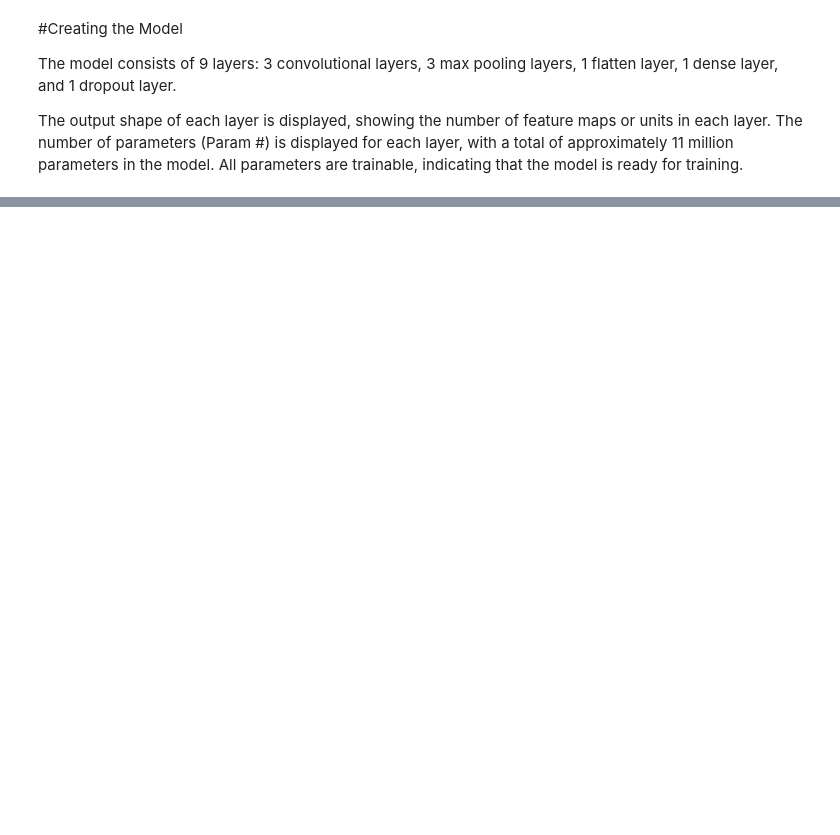
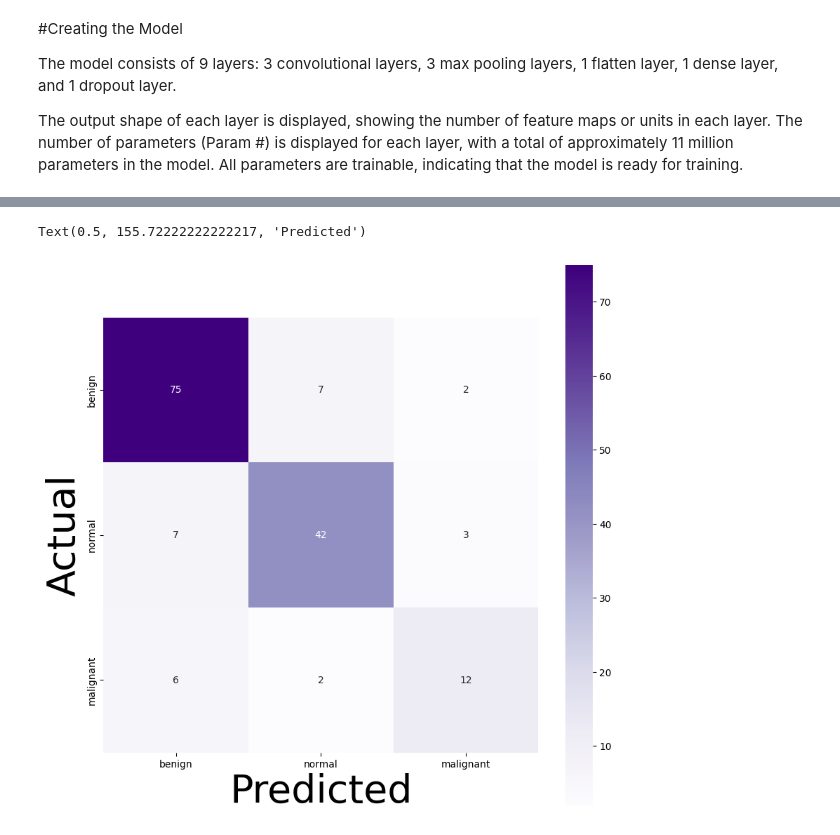
Before and after one commit to mirajjara/CSC-330-Fitness-Application, a Jupyter notebook: DeepLearningResearch.ipynb, the cells around one changed output, grey strips where cells are left out. Cells and saved outputs as stored; diff of their text form; code cells hidden in the pictures; blank space fills up the shorter version.

```diff
--- a/DeepLearningResearch.ipynb
+++ b/DeepLearningResearch.ipynb
@@ -230,0 +300,14 @@ _________________________________________________________________
+# %%
+#Heatmap
+info = [
+    'benign'   ,  # 0
+    'normal'   ,  # 1
+    'malignant',  # 2
+]
+plt.figure(figsize = (10,10))
+ax = sns.heatmap(conf, cmap=plt.cm.Purples, annot=True, square=True, xticklabels = info, yticklabels = info)
+ax.set_ylabel('Actual', fontsize=40)
+ax.set_xlabel('Predicted', fontsize=40)
+# %% [output]
+Text(0.5, 155.72222222222217, 'Predicted')
+[figure, added]
```
Also changed, not shown: parts of 11 cells of this notebook.
